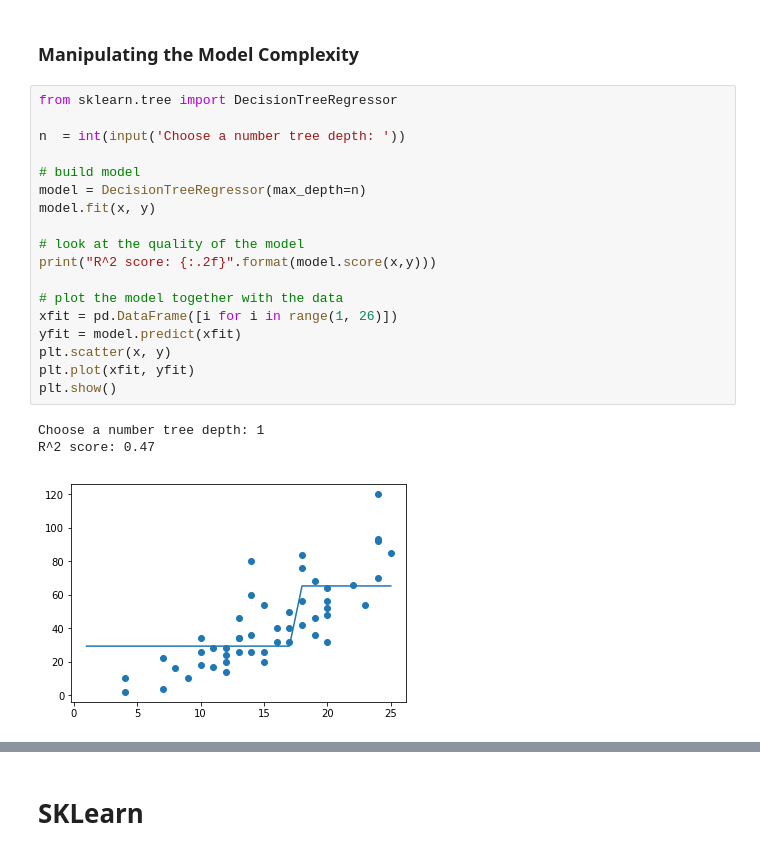
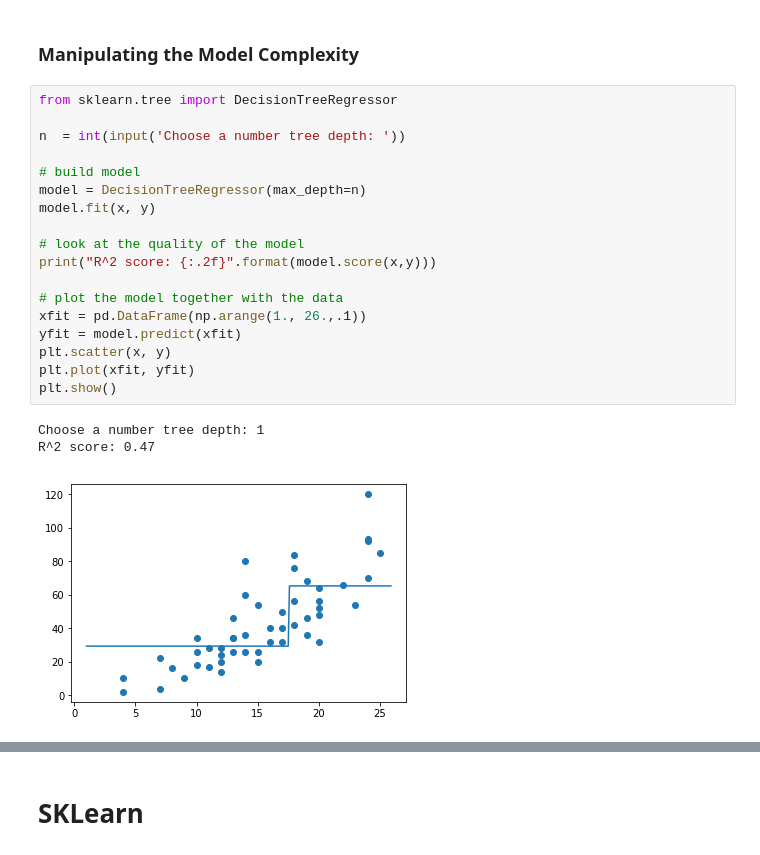
Before and after one commit to lutzhamel/ds-workshop, a Jupyter notebook: 09-regression.ipynb, the cells around one changed output, grey strips where cells are left out. Saved outputs shown, nothing was run; the diff lists cells and outputs as text.

```diff
--- a/09-regression.ipynb
+++ b/09-regression.ipynb
@@ -91,22 +114,22 @@ plt.show()
 # %%
 from sklearn.tree import DecisionTreeRegressor
 
 n  = int(input('Choose a number tree depth: '))
 
 # build model
 model = DecisionTreeRegressor(max_depth=n)
 model.fit(x, y)
 
 # look at the quality of the model
 print("R^2 score: {:.2f}".format(model.score(x,y)))
 
 # plot the model together with the data
-xfit = pd.DataFrame([i for i in range(1, 26)])
+xfit = pd.DataFrame(np.arange(1., 26.,.1))
 yfit = model.predict(xfit)
 plt.scatter(x, y)
 plt.plot(xfit, yfit)
 plt.show()
 # %% [output]
 Choose a number tree depth: 1
 R^2 score: 0.47
-[figure, old version]
+[figure, new version]
```
Also changed, not shown: parts of 6 cells of this notebook, 2 other files.
